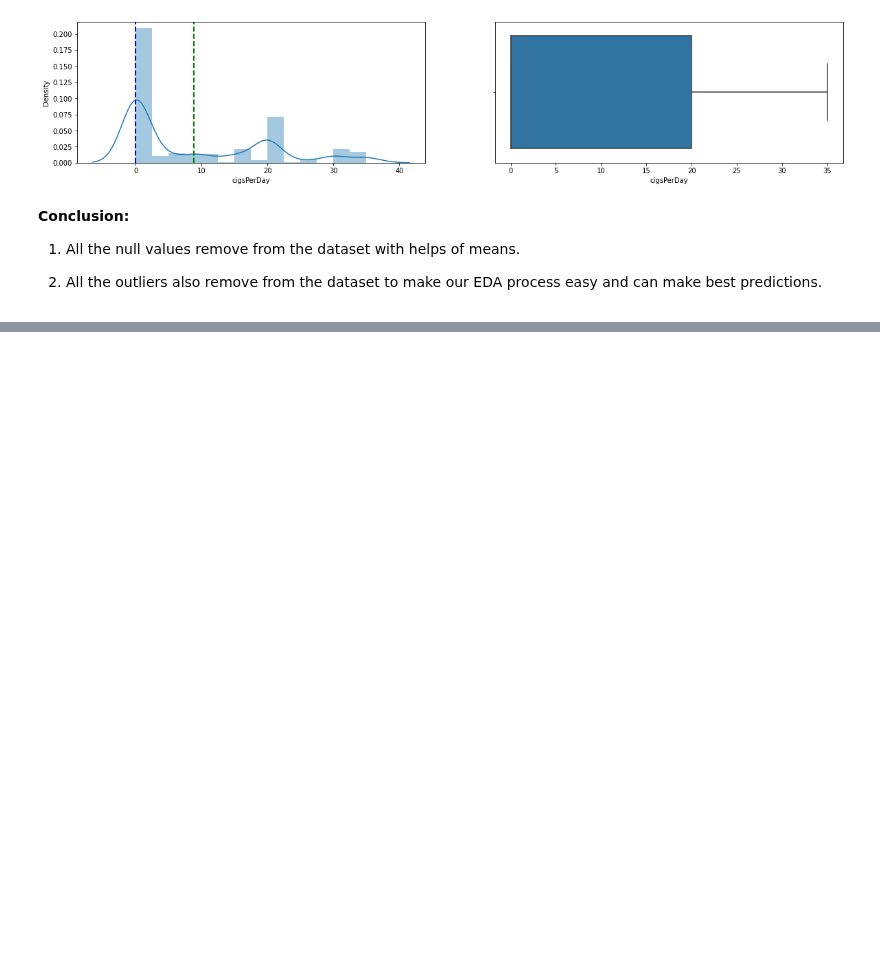
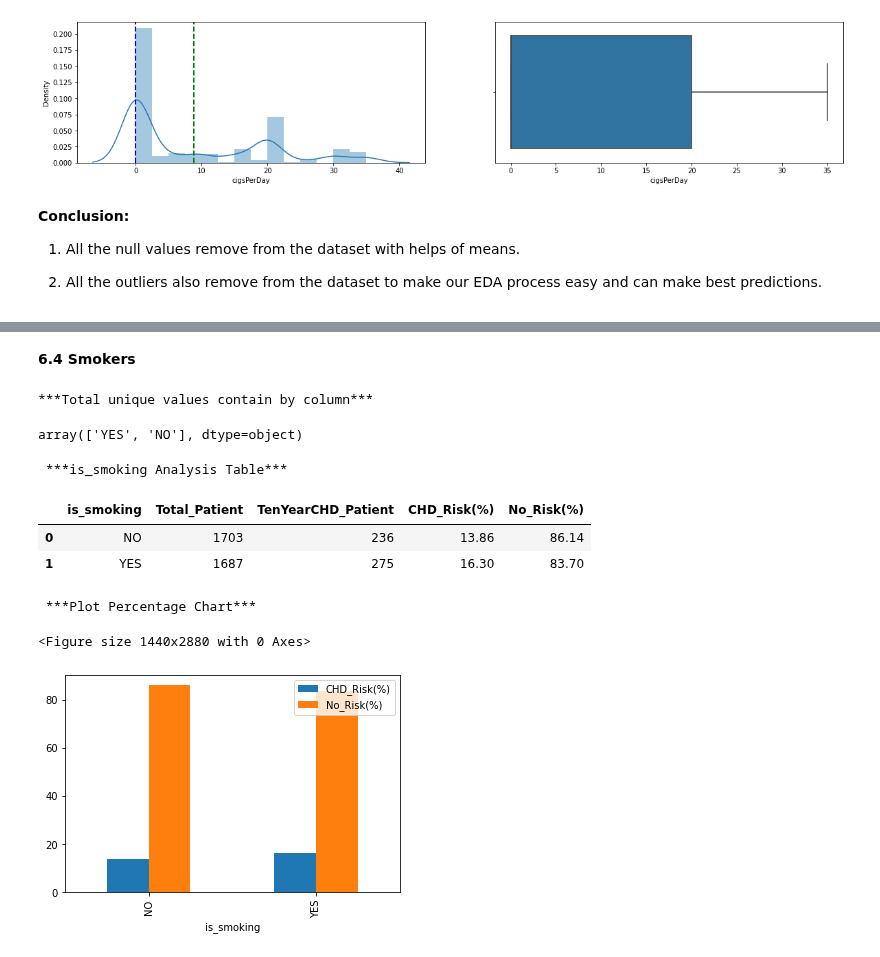
Before and after one commit to Pgupta1996/Cardiovascular_Risk_Prediction, a Jupyter notebook: Cardiovascular_Risk_Prediction.ipynb, the cells around one changed output, grey strips where cells are left out. Saved outputs shown, nothing was run; the diff lists cells and outputs as text; code cells hidden in the pictures; blank space fills up the shorter version.

```diff
--- a/Cardiovascular_Risk_Prediction.ipynb
+++ b/Cardiovascular_Risk_Prediction.ipynb
@@ -520,0 +596,15 @@ dist_chart(dataset['cigsPerDay'])
+# %% [markdown]
+**6.4 Smokers**
+# %%
+#Call Analysis function for 'is_smoking' variable
+Catergory_Analysis('is_smoking')
+# %% [output]
+***Total unique values contain by column***
+array(['YES', 'NO'], dtype=object)
+ ***is_smoking Analysis Table***
+|  | is_smoking | Total_Patient | TenYearCHD_Patient | CHD_Risk(%) | No_Risk(%) |
+| 0 | NO | 1703 | 236 | 13.86 | 86.14 |
+| 1 | YES | 1687 | 275 | 16.30 | 83.70 |
+ ***Plot Percentage Chart***
+<Figure size 1440x2880 with 0 Axes>
+[figure, added]
```
Also changed, not shown: parts of 27 cells of this notebook.
